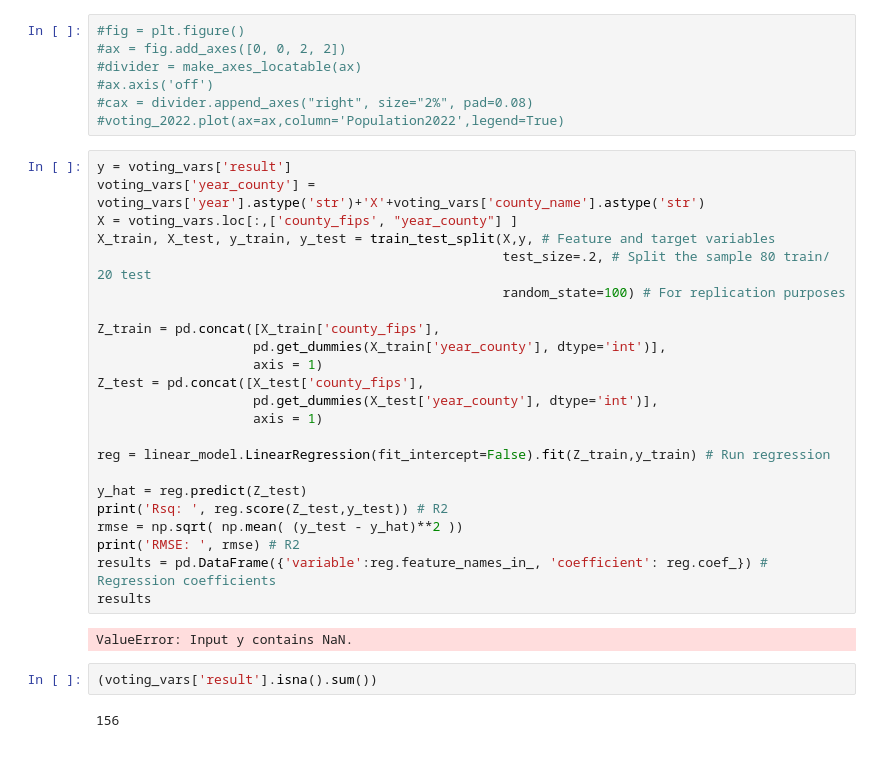
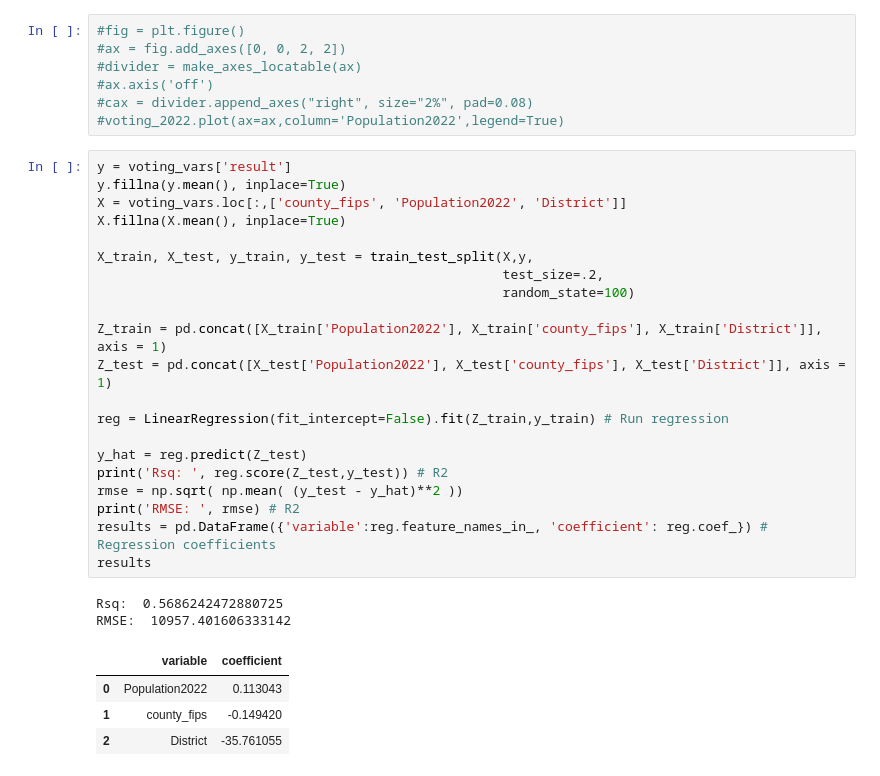
Before and after one commit to Nehach73/DS3001_project_voting, a Jupyter notebook: Project_Notebook_3.ipynb, the cells around one changed output. Saved outputs shown, nothing was run; the diff lists cells and outputs as text.

```diff
--- a/Project_Notebook_3.ipynb
+++ b/Project_Notebook_3.ipynb
@@ -189,30 +160,29 @@ plt.show()
 #voting_2022.plot(ax=ax,column='Population2022',legend=True)
 # %%
 y = voting_vars['result']
-voting_vars['year_county'] = voting_vars['year'].astype('str')+'X'+voting_vars['county_name'].astype('str')
-X = voting_vars.loc[:,['county_fips', "year_county"] ]
-X_train, X_test, y_train, y_test = train_test_split(X,y, # Feature and target variables
-                                                    test_size=.2, # Split the sample 80 train/ 20 test
-                                                    random_state=100) # For replication purposes
+y.fillna(y.mean(), inplace=True)
+X = voting_vars.loc[:,['county_fips', 'Population2022', 'District']]
+X.fillna(X.mean(), inplace=True)
 
-Z_train = pd.concat([X_train['county_fips'],
-                    pd.get_dummies(X_train['year_county'], dtype='int')],
-                    axis = 1)
-Z_test = pd.concat([X_test['county_fips'],
-                    pd.get_dummies(X_test['year_county'], dtype='int')],
-                    axis = 1)
+X_train, X_test, y_train, y_test = train_test_split(X,y,
+                                                    test_size=.2,
+                                                    random_state=100)
 
-reg = linear_model.LinearRegression(fit_intercept=False).fit(Z_train,y_train) # Run regression
+Z_train = pd.concat([X_train['Population2022'], X_train['county_fips'], X_train['District']], axis = 1)
+Z_test = pd.concat([X_test['Population2022'], X_test['county_fips'], X_test['District']], axis = 1)
+
+reg = LinearRegression(fit_intercept=False).fit(Z_train,y_train) # Run regression
 
 y_hat = reg.predict(Z_test)
 print('Rsq: ', reg.score(Z_test,y_test)) # R2
 rmse = np.sqrt( np.mean( (y_test - y_hat)**2 ))
 print('RMSE: ', rmse) # R2
 results = pd.DataFrame({'variable':reg.feature_names_in_, 'coefficient': reg.coef_}) # Regression coefficients
 results
 # %% [output]
-ValueError: Input y contains NaN.
+Rsq:  0.5686242472880725
+RMSE:  10957.401606333142
+|  | variable | coefficient |
+| 0 | Population2022 | 0.113043 |
+| 1 | county_fips | -0.149420 |
+| 2 | District | -35.761055 |
-# %%
-(voting_vars['result'].isna().sum())
-# %% [output]
-156
```
Also changed, not shown: parts of 8 cells of this notebook.
